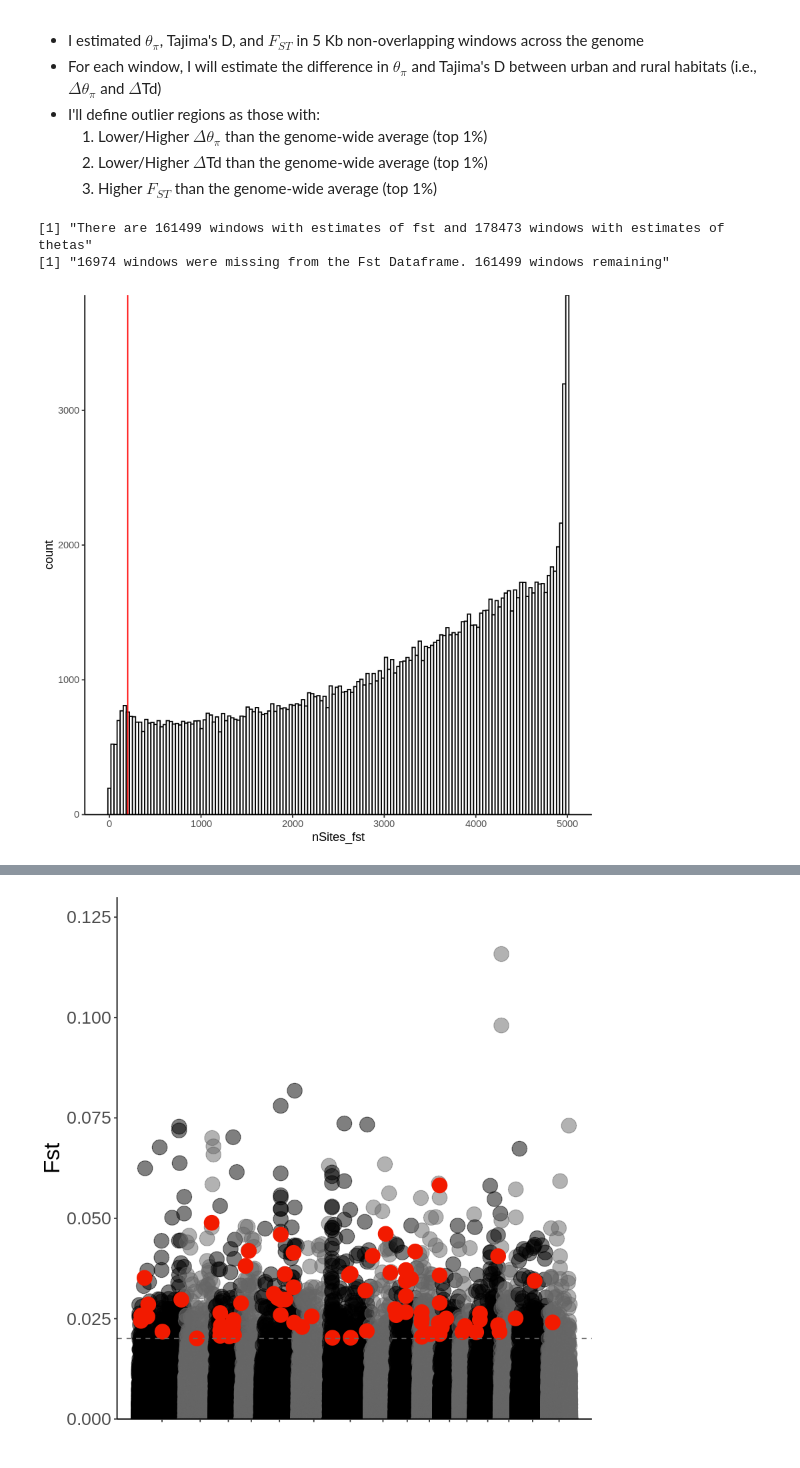
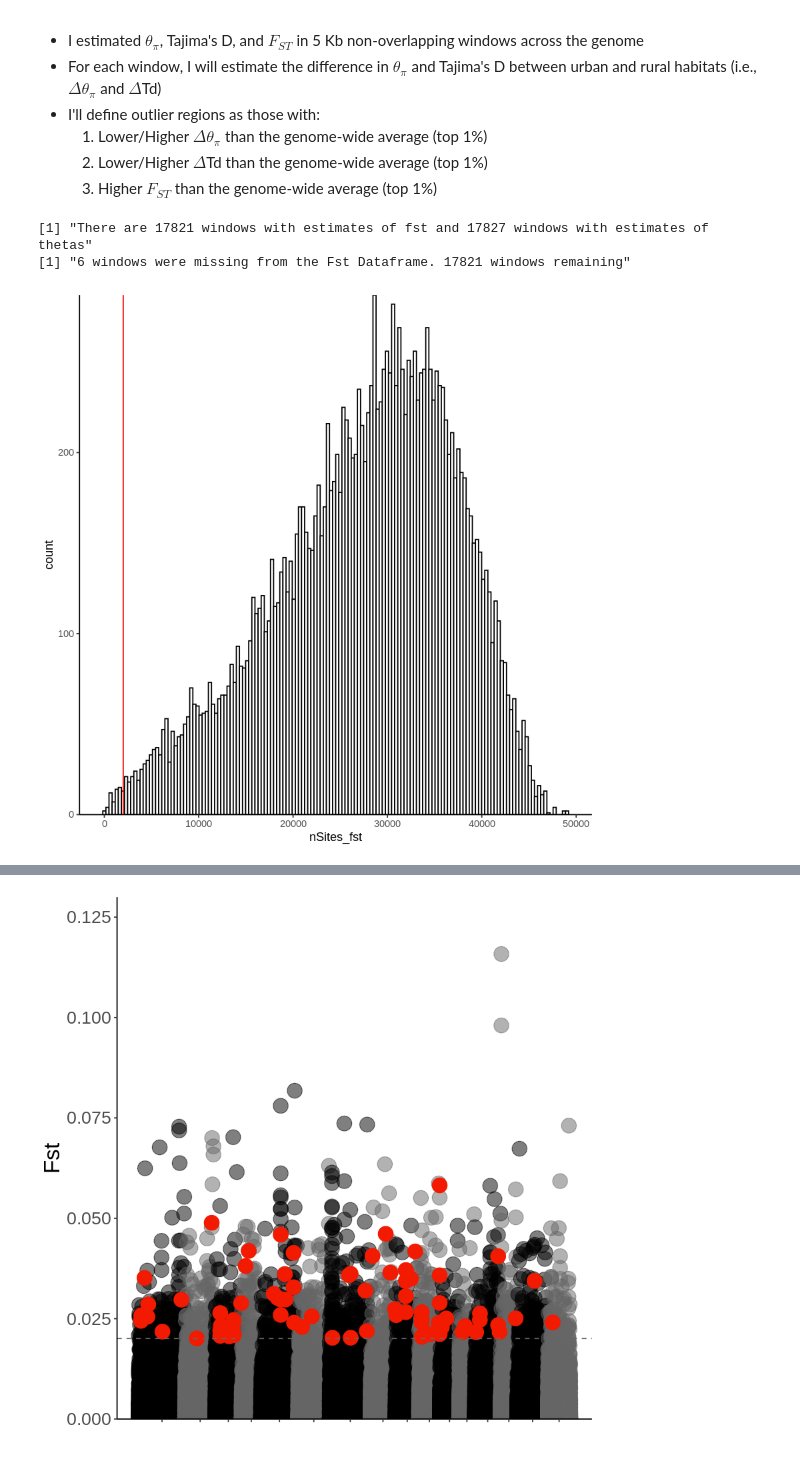
Before and after one commit to James-S-Santangelo/toronto_gwsd, a Jupyter notebook: notebooks/outlier_test.r.ipynb, the cells around one changed output, grey strips where cells are left out. Drawn from its saved outputs; the diff is of its cells as text; code cells hidden in the pictures.

Commit message:
Changing Fst window size to 50 Kb (temp) and reworking notebook to include rural selection

```diff
--- a/notebooks/outlier_test.r.ipynb
+++ b/notebooks/outlier_test.r.ipynb
@@ -128,7 +128,7 @@ mark_xpnsl_outliers <- function(df_raw_scores, outlier_windows){
 # %%
 # Load Fst
 fst_path <- paste0(results_prefix, 'angsd/summary_stats/hudson_fst/byHabitat/allSites')
-fst_df <- list.files(fst_path, recursive = TRUE, full.names = TRUE, pattern = '.+_allSites_Urban_Rural_windowed.fst') %>%
+fst_df <- list.files(fst_path, recursive = TRUE, full.names = TRUE, pattern = '.+_allSites_Urban_Rural_windowed50.fst') %>%
     purrr::map_dfr(., load_windowed_fst) %>%
     mutate(region = str_extract(region, pattern = '(?<=\\()\\d+,\\d+(?=\\)$)')) %>%
     separate(region, into = c('start', 'end'), sep = ',') %>%
@@ -137,7 +137,7 @@ fst_df <- list.files(fst_path, recursive = TRUE, full.names = TRUE, pattern = '.
 # Load summary stats (i.e., pi and Tajima's D)
 # Currently ignores suburban habitats
 thetas_path <- paste0(results_prefix, 'angsd/summary_stats/thetas/byHabitat/allSites')
-thetas_df <- list.files(thetas_path, recursive = TRUE, pattern = '.+_allSites_(Rural|Urban)_windowedThetas.gz.pestPG', full.names = TRUE) %>%
+thetas_df <- list.files(thetas_path, recursive = TRUE, pattern = '.+_allSites_(Rural|Urban)_windowedThetas50.gz.pestPG', full.names = TRUE) %>%
     purrr::map_dfr(., load_windowed_thetas) %>%
     mutate(region = str_extract(region, pattern = '(?<=\\()\\d+,\\d+(?=\\)$)')) %>%
     separate(region, into = c('start', 'end'), sep = ',') %>%
@@ -163,18 +163,18 @@ total_windows_allStats <- nrow(allStats_windowed_df)
 print(sprintf('There are %s windows with estimates of fst and %s windows with estimates of thetas', total_windows_fst, total_windows_theta))
 print(sprintf('%s windows were missing from the Fst Dataframe. %s windows remaining', total_windows_theta - total_windows_fst, total_windows_allStats))
 # %% [output]
-[1] "There are 161499 windows with estimates of fst and 178473 windows with estimates of thetas"
-[1] "16974 windows were missing from the Fst Dataframe. 161499 windows remaining"
+[1] "There are 17821 windows with estimates of fst and 17827 windows with estimates of thetas"
+[1] "6 windows were missing from the Fst Dataframe. 17821 windows remaining"
 # %%
 # What does the distribution of the number of sites per window look like?
 # Keep windows with at least 200 sites.
 allStats_windowed_df %>%
     ggplot(., aes(x = nSites_fst)) +
     geom_histogram(bins = 150, color = 'black', fill = 'white') +
-    geom_vline(xintercept = 200, color = 'red') +
+    geom_vline(xintercept = 2000, color = 'red') +
     scale_y_continuous(expand = c(0, 0)) +
     theme_classic()
 # %% [output]
-[figure, old version]
+[figure, new version]
 # %%
 # Identify outliers across genome
```
Also changed, not shown: parts of 34 cells of this notebook, 1 other file.
